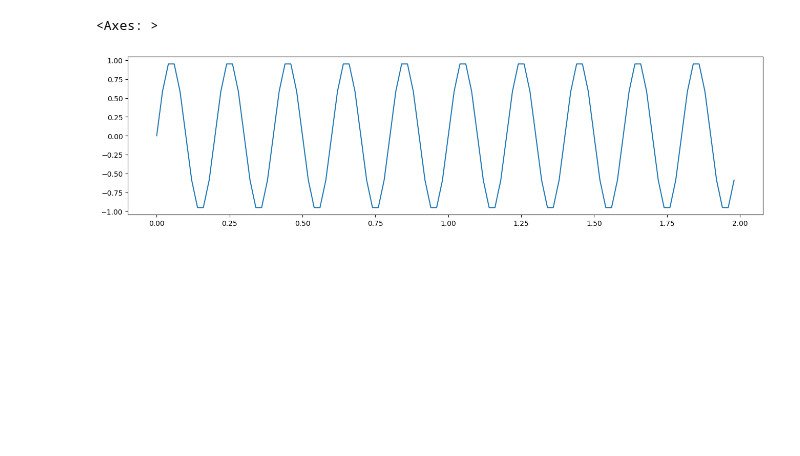
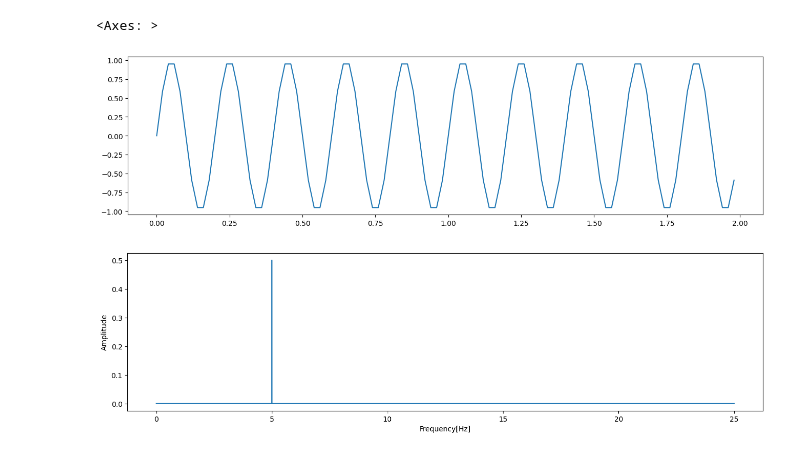
Before and after one commit to DamianRyczko/CPSiO, a Jupyter notebook: EKG/ekg.ipynb, the cells around one changed output. Drawn from its saved outputs; the diff is of its cells as text; code cells hidden in the pictures; blank space fills up the shorter version.

```diff
--- a/EKG/ekg.ipynb
+++ b/EKG/ekg.ipynb
@@ -156,3 +141,18 @@ plt.show()
+# %%
+#DDF
+n = len(signal)
+fft_res = np.fft.fft(signal)
+amplit = np.abs(fft_res)/n
+freqs = np.fft.fftfreq(n, d=1/freq)
+range1 = (freqs >= 0) & (freqs <= freq/2)
+
+plt.figure(figsize=(16,4))
+plt.plot(freqs[range1], amplit[range1])
+plt.xlabel("Frequency[Hz]")
+plt.ylabel("Amplitude")
+plt.show()
+# %% [output]
+[figure, added]
 # %%
 def generate_mixed_signals(freqs, amplitudes, fs, N):
     time = np.arange(N) / fs
```
Also changed, not shown: parts of 21 cells of this notebook.
